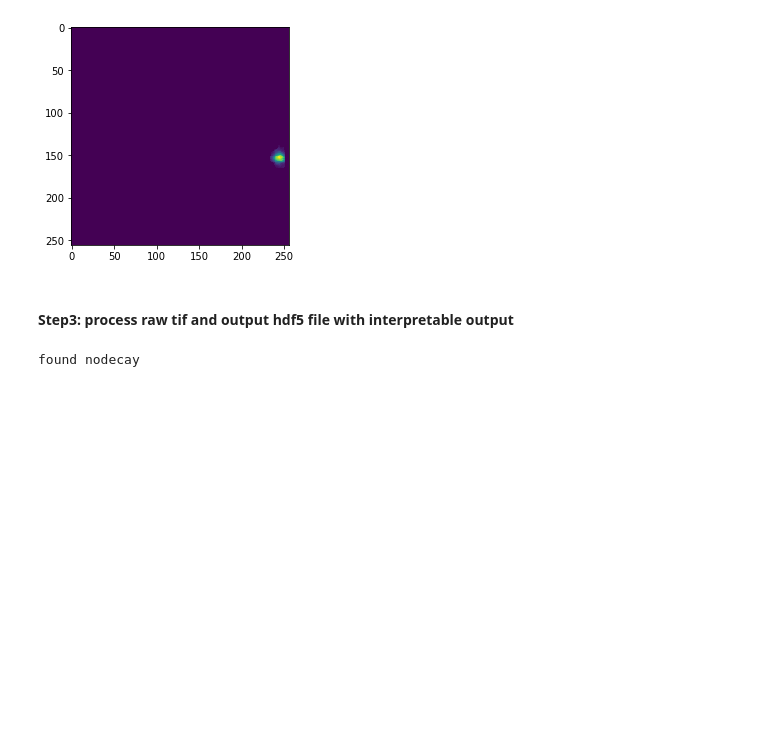
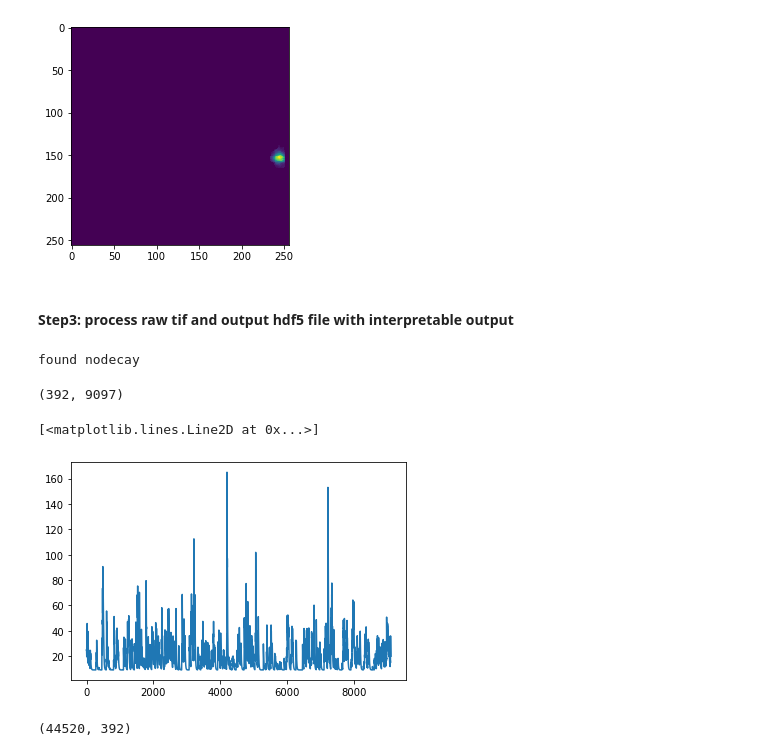
Before and after one commit to madelinescientist/madeline_analysis, a Jupyter notebook: pipeline_caiman.ipynb, the cells around one changed output. Cells and saved outputs as stored; diff of their text form; code cells hidden in the pictures; blank space fills up the shorter version.

```diff
--- a/pipeline_caiman.ipynb
+++ b/pipeline_caiman.ipynb
@@ -107,3 +107,16 @@ while not os.path.exists(merged_tiff):
 caiman_main(fr, fnames=[merged_tiff],out=os.path.join(outpath, 'merged_caiman_output.hdf5'))
 # %% [output]
 found nodecay
+# %%
+path = 'C:/Users/right/Desktop/TEST_OUT.hdf5'
+hf = h5py.File(path, 'r')
+C = np.array(hf['estimates/C'])
+C.shape
+# %% [output]
+(392, 9097)
+# %%
+import matplotlib.pyplot as plt
+plt.plot(C[0])
+# %% [output]
+[<matplotlib.lines.Line2D at 0x...>]
+[figure, added]
@@ -109,0 +136,4 @@ found nodecay
+# %%
+A.shape
+# %% [output]
+(44520, 392)
```
Also changed, not shown: parts of 3 cells of this notebook.
